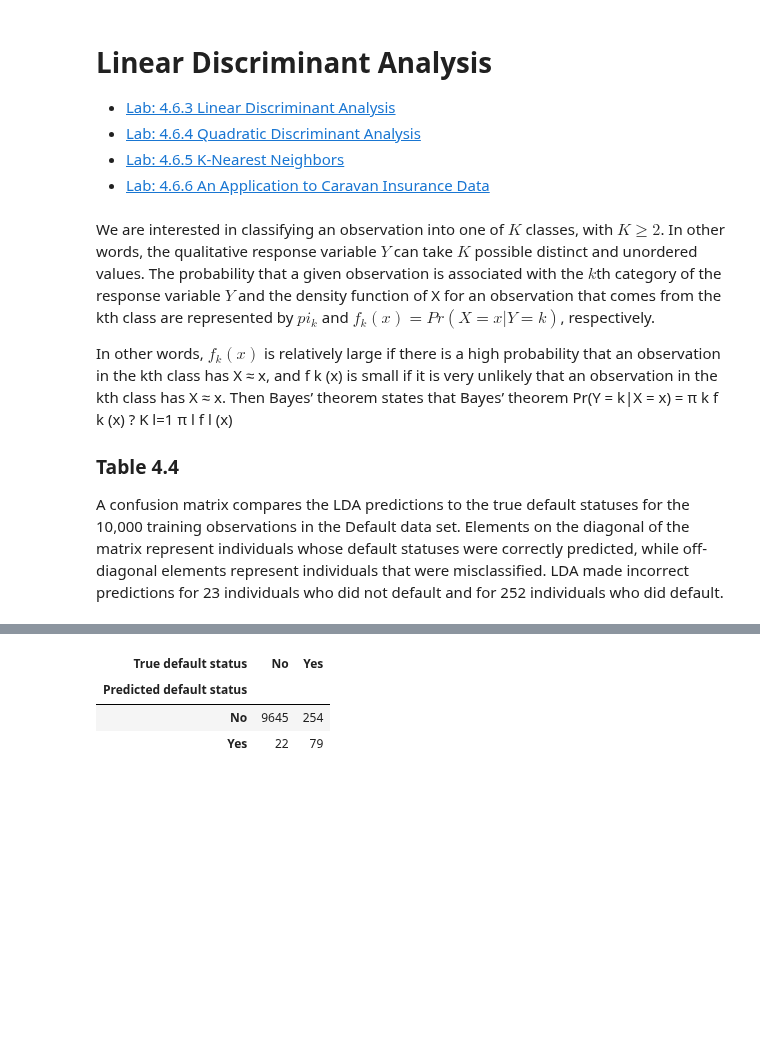
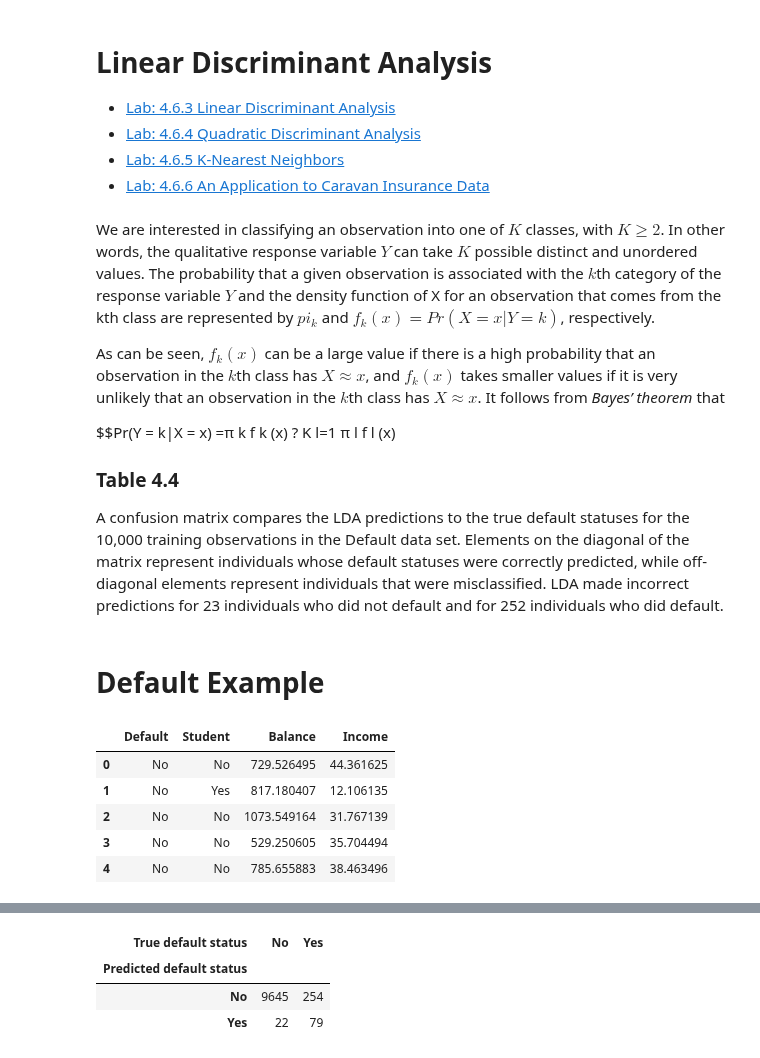
Before and after one commit to HatefDastour/Notes, a Jupyter notebook: Statistical_Learning/Linear_Discriminant_Analysis.ipynb, the cells around one changed output, grey strips where cells are left out. Saved outputs shown, nothing was run; the diff lists cells and outputs as text; code cells hidden in the pictures; blank space fills up the shorter version.

```diff
--- a/Statistical_Learning/Linear_Discriminant_Analysis.ipynb
+++ b/Statistical_Learning/Linear_Discriminant_Analysis.ipynb
@@ -28,10 +31,9 @@ plt.style.use('seaborn-white')
 We are interested in classifying an observation into one of $K$ classes, with $K\geq 2$. In other words, the qualitative response variable $Y$ can take $K$ possible distinct and unordered values. The probability that a given observation is associated with the $k$th category of the response variable $Y$ and the density function of X for an observation that comes from the kth class are represented by $pi_k$ and $f_k (x) = Pr(X = x|Y = k)$, respectively.
 
 
-In other words, $f_k (x)$ is relatively large if there is a high probability that an observation in the kth class has X ≈ x, and f k (x) is small if it is very unlikely that an observation in the kth class has X ≈ x. Then Bayes’ theorem states that
-Bayes’ theorem
-Pr(Y = k|X = x) =
-π k f k (x)
+As can be seen, $f_k (x)$ can be a large value if there is a high probability that an observation in the $k$th class has $X \approx x$, and $f_k (x)$ takes smaller values if it is very unlikely that an observation in the $k$th class has $X \approx x$. It follows from *Bayes’ theorem* that
+
+$$Pr(Y = k|X = x) =π k f k (x)
 ? K
 l=1 π l f l (x)
 
@@ -39,3 +41,16 @@ l=1 π l f l (x)
 ### Table 4.4
 
 A confusion matrix compares the LDA predictions to the true default statuses for the 10,000 training observations in the Default data set. Elements on the diagonal of the matrix represent individuals whose default statuses were correctly predicted, while off-diagonal elements represent individuals that were misclassified. LDA made incorrect predictions for 23 individuals who did not default and for 252 individuals who did default.
+# %% [markdown]
+# Default Example
+# %%
+df = pd.read_csv('Data/Default.csv')
+df['Income']=df['Income']/1000
+df.head(5)
+# %% [output]
+|  | Default | Student | Balance | Income |
+| 0 | No | No | 729.526495 | 44.361625 |
+| 1 | No | Yes | 817.180407 | 12.106135 |
+| 2 | No | No | 1073.549164 | 31.767139 |
+| 3 | No | No | 529.250605 | 35.704494 |
+| 4 | No | No | 785.655883 | 38.463496 |
```
Also changed, not shown: parts of 3 cells of this notebook.
